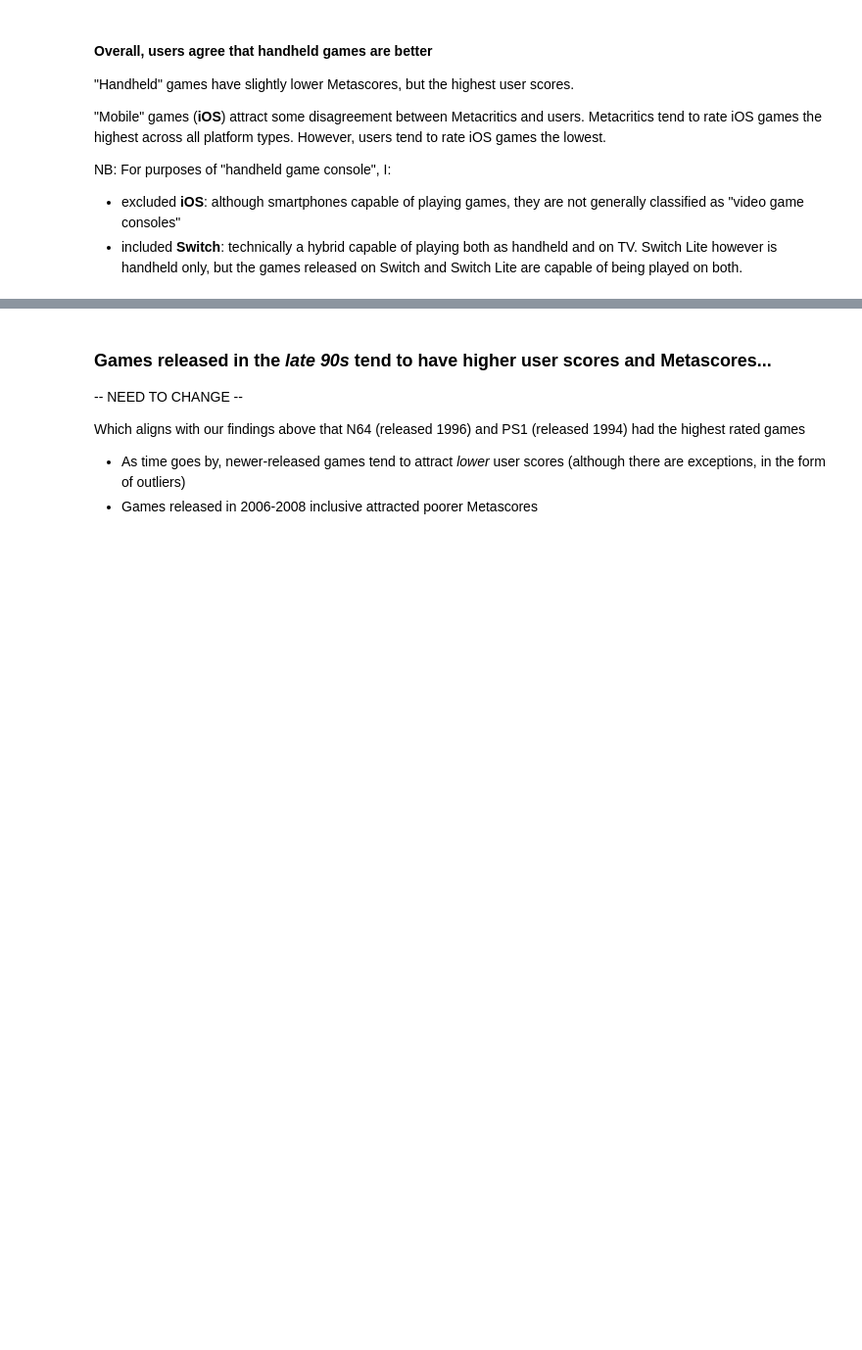
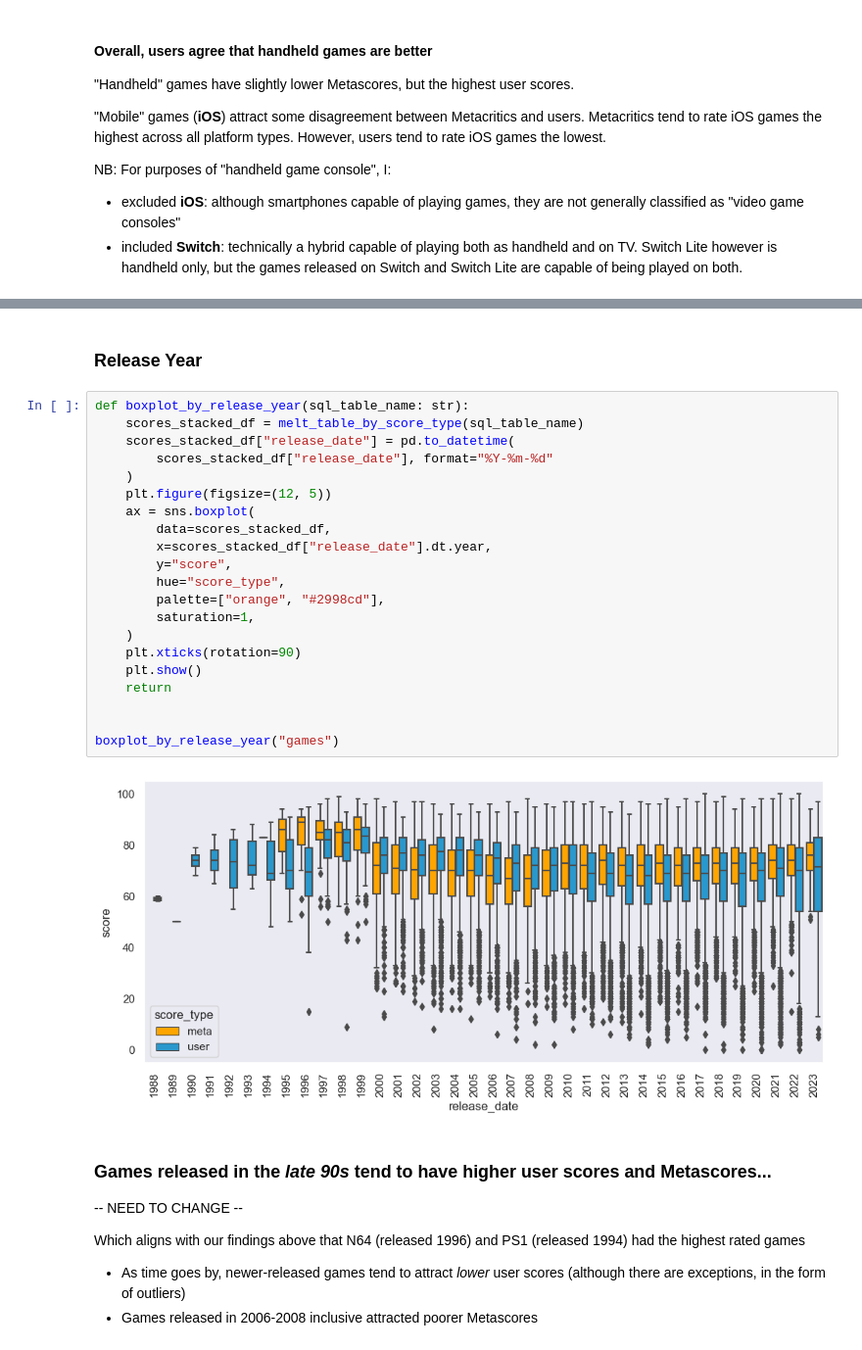
Before and after one commit to henrylin03/video-games, a Jupyter notebook: analysis.ipynb, the cells around one changed output, grey strips where cells are left out. Shown at 98% size. Drawn from its saved outputs; the diff is of its cells as text; blank space fills up the shorter version.

Commit message:
boxplot by release year

```diff
--- a/analysis.ipynb
+++ b/analysis.ipynb
@@ -506,3 +506,28 @@ Please see below for a preview:
+# %% [markdown]
+### Release Year
+# %%
+def boxplot_by_release_year(sql_table_name: str):
+    scores_stacked_df = melt_table_by_score_type(sql_table_name)
+    scores_stacked_df["release_date"] = pd.to_datetime(
+        scores_stacked_df["release_date"], format="%Y-%m-%d"
+    )
+    plt.figure(figsize=(12, 5))
+    ax = sns.boxplot(
+        data=scores_stacked_df,
+        x=scores_stacked_df["release_date"].dt.year,
+        y="score",
+        hue="score_type",
+        palette=["orange", "#2998cd"],
+        saturation=1,
+    )
+    plt.xticks(rotation=90)
+    plt.show()
+    return
+
+
+boxplot_by_release_year("games")
+# %% [output]
+[figure, added]
 # %% [markdown]
 ### Games released in the **_late 90s_** tend to have higher user scores and Metascores...
 
```
Also changed, not shown: parts of 1 cell of this notebook.
